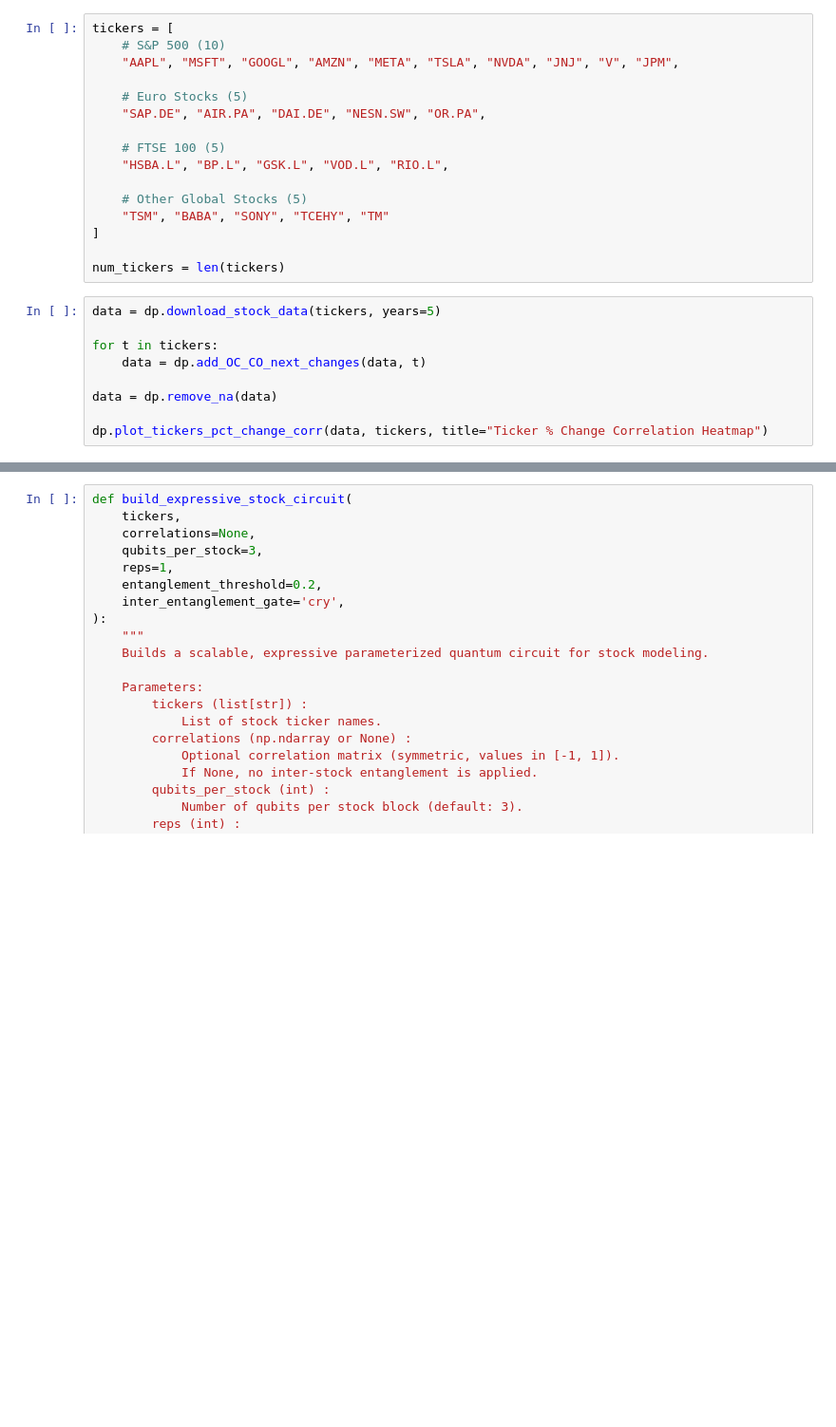
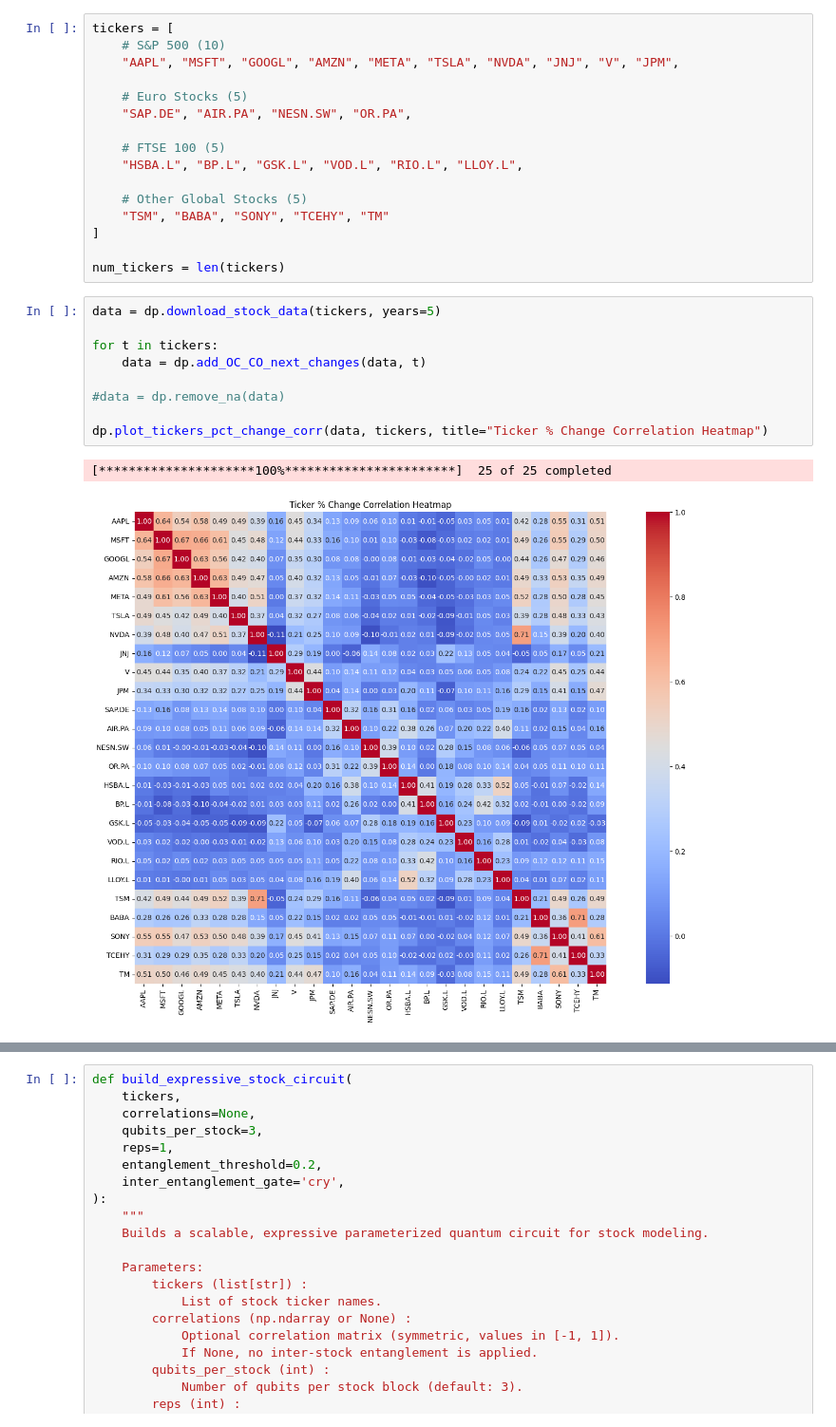
Before and after one commit to adam-milner1/Schro-horse, a Jupyter notebook: Second_ideas.ipynb, the cells around one changed output, grey strips where cells are left out. Shown: that part at 95% size. Saved outputs shown, nothing was run; the diff lists cells and outputs as text; blank space fills up the shorter version.

```diff
--- a/Second_ideas.ipynb
+++ b/Second_ideas.ipynb
@@ -7,10 +13,10 @@ tickers = [
     "AAPL", "MSFT", "GOOGL", "AMZN", "META", "TSLA", "NVDA", "JNJ", "V", "JPM",
 
     # Euro Stocks (5)
-    "SAP.DE", "AIR.PA", "DAI.DE", "NESN.SW", "OR.PA",
+    "SAP.DE", "AIR.PA", "NESN.SW", "OR.PA",
 
     # FTSE 100 (5)
-    "HSBA.L", "BP.L", "GSK.L", "VOD.L", "RIO.L",
+    "HSBA.L", "BP.L", "GSK.L", "VOD.L", "RIO.L", "LLOY.L",
 
     # Other Global Stocks (5)
     "TSM", "BABA", "SONY", "TCEHY", "TM"
@@ -20,9 +26,12 @@ num_tickers = len(tickers)
 # %%
 data = dp.download_stock_data(tickers, years=5)
 
 for t in tickers:
     data = dp.add_OC_CO_next_changes(data, t)
 
-data = dp.remove_na(data)
+#data = dp.remove_na(data)
 
 dp.plot_tickers_pct_change_corr(data, tickers, title="Ticker % Change Correlation Heatmap")
+# %% [output]
+[*********************100%***********************]  25 of 25 completed
+[figure, added]
```
Also changed, not shown: parts of 9 cells of this notebook, 2 other files.
